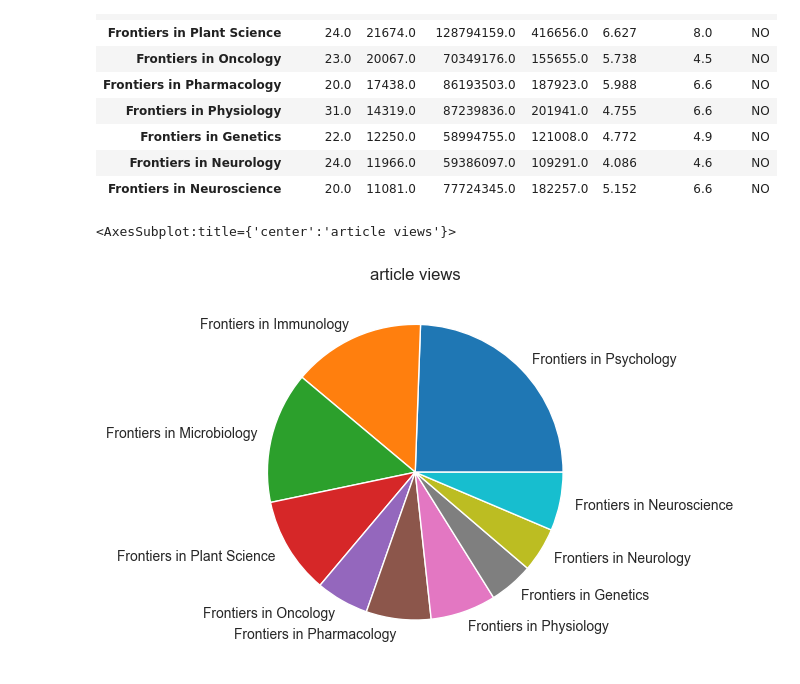
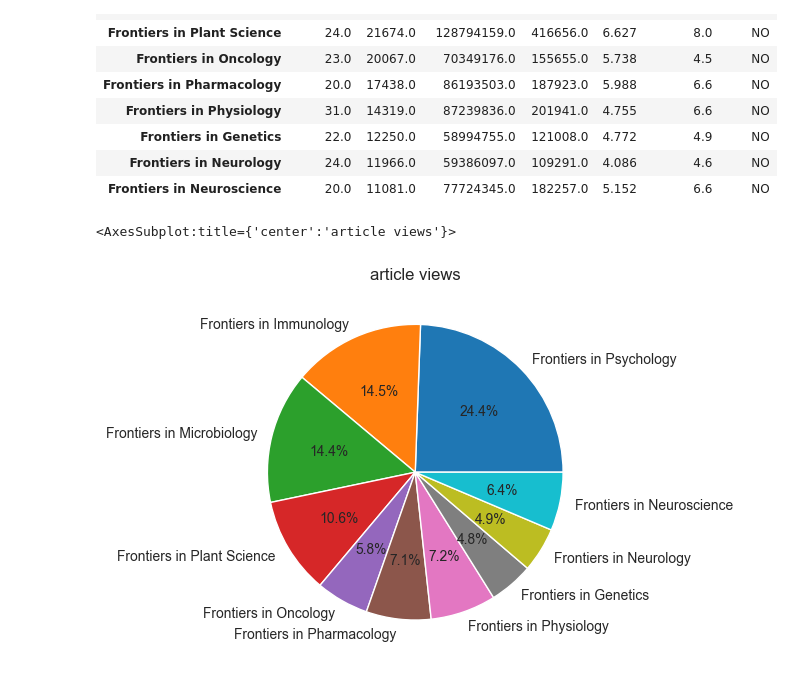
Before and after one commit to joshdev1/Frontiers, a Jupyter notebook: data_programming.ipynb, the cells around one changed output. Saved outputs shown, nothing was run; the diff lists cells and outputs as text; code cells hidden in the pictures.

```diff
--- a/data_programming.ipynb
+++ b/data_programming.ipynb
@@ -372,7 +377,9 @@ predictions = model.predict(X_predict)
 
 new_citations = pd.DataFrame(predictions.round())[0].tolist()
 
+print(list(map(abs, new_citations)))
+
 df_clean = df_handel_nulls.copy()
-df_clean.loc[df_clean.citations.isnull(), 'citations'] = new_citations
+df_clean.loc[df_clean.citations.isnull(), 'citations'] = list(map(abs, new_citations))
 display(df_clean)
 # %% [output]
@@ -434,7 +442,7 @@ df_clean.nlargest(n=10, columns=['articles', 'article views', 'citations'])
 | Frontiers in Neurology | 24.0 | 11966.0 | 59386097.0 | 109291.0 | 4.086 | 4.6 | NO |
 | Frontiers in Neuroscience | 20.0 | 11081.0 | 77724345.0 | 182257.0 | 5.152 | 6.6 | NO |
 # %%
-df_clean.nlargest(n=10, columns=['articles', 'article views', 'citations']).plot.pie(y='article views', legend=False, title="article views", ylabel="")
+df_clean.nlargest(n=10, columns=['articles', 'article views', 'citations']).plot.pie(y='article views', autopct='%1.1f%%', legend=False, title="article views", ylabel="")
 # %% [output]
 <AxesSubplot:title={'center':'article views'}>
-[figure, old version]
+[figure, new version]
```
Also changed, not shown: parts of 26 cells of this notebook.
